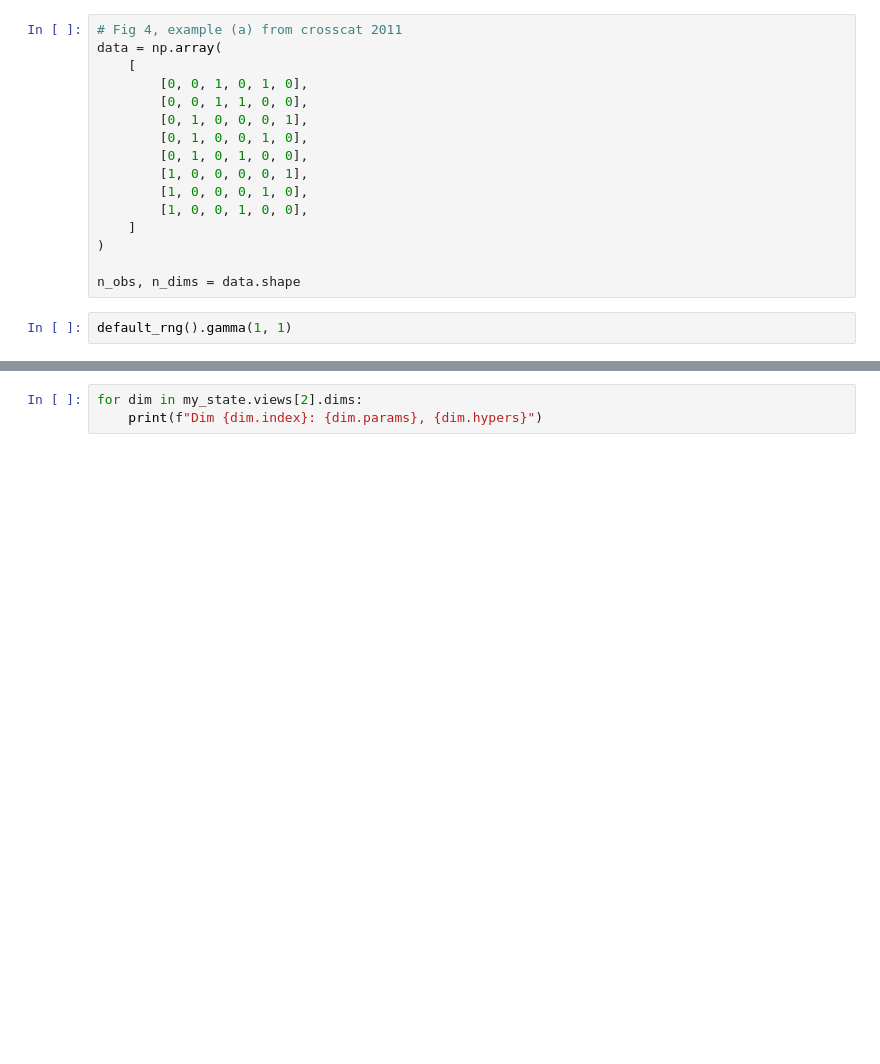
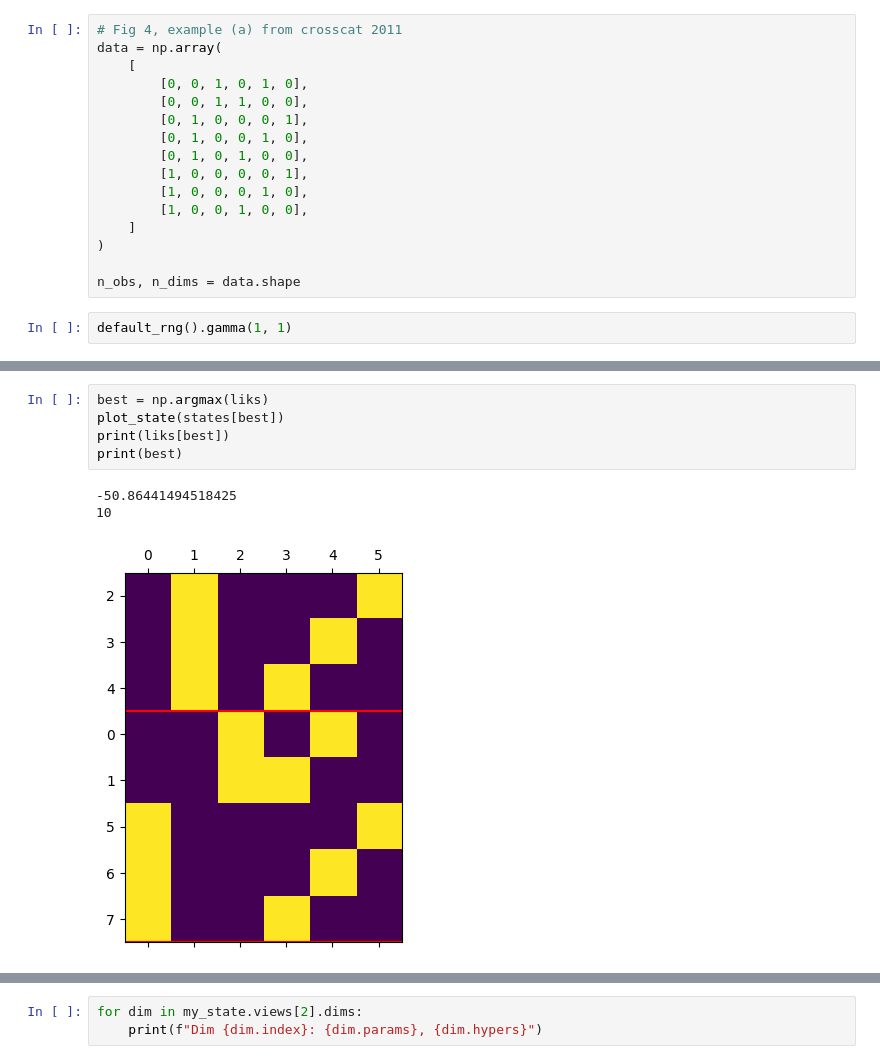
Before and after one commit to amifalk/CrossCat_Beta, a Jupyter notebook: gen_state.ipynb, the cells around one changed output, grey strips where cells are left out. Drawn from its saved outputs; the diff is of its cells as text; blank space fills up the shorter version.

```diff
--- a/gen_state.ipynb
+++ b/gen_state.ipynb
@@ -91,3 +117,12 @@ sweep 100/100
+# %%
+best = np.argmax(liks)
+plot_state(states[best])
+print(liks[best])
+print(best)
+# %% [output]
+-50.86441494518425
+10
+[figure, added]
 # %%
 plot_state(my_state)
 # %% [output]
```
Also changed, not shown: parts of 10 cells of this notebook, 1 other file.
